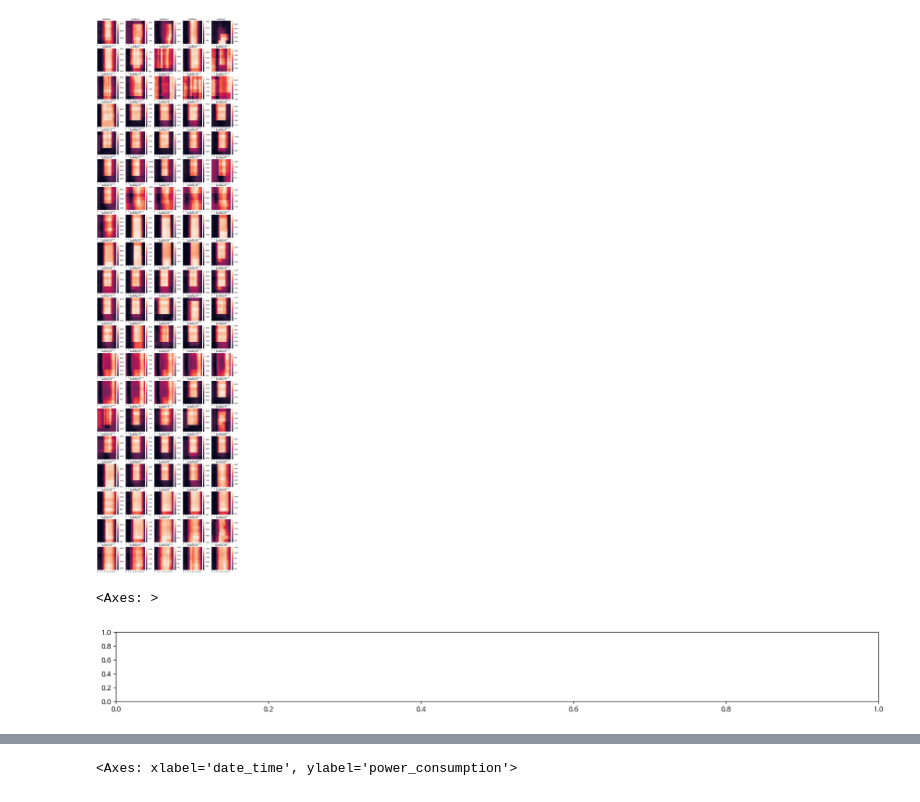
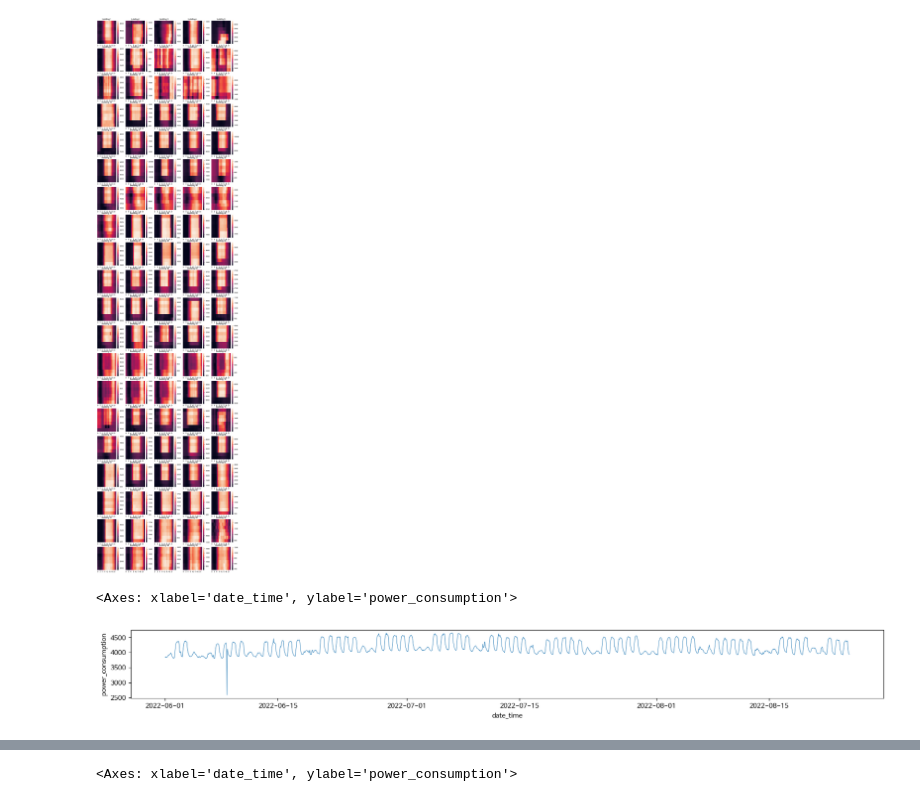
Before and after one commit to noweahc/energy, a Jupyter notebook: EDA.ipynb, the cells around one changed output, grey strips where cells are left out. Drawn from its saved outputs; the diff is of its cells as text; code cells hidden in the pictures.

```diff
--- a/EDA.ipynb
+++ b/EDA.ipynb
@@ -131,3 +132,13 @@ building.head()
+# %%
+# 문자열을 실수형으로 변환하고 "-"을 0으로 대체합니다.
+train["solar_power_capacity"] = train["solar_power_capacity"].apply(lambda x: float(x) if x != "-" else 0)
+train["ess_capacity"] = train["ess_capacity"].apply(lambda x: float(x) if x != "-" else 0)
+train["pcs_capacity"] = train["pcs_capacity"].apply(lambda x: float(x) if x != "-" else 0)
+
+# 문자열을 실수형으로 변환하고 "-"을 0으로 대체합니다.
+test["solar_power_capacity"] = test["solar_power_capacity"].apply(lambda x: float(x) if x != "-" else 0)
+test["ess_capacity"] = test["ess_capacity"].apply(lambda x: float(x) if x != "-" else 0)
+test["pcs_capacity"] = test["pcs_capacity"].apply(lambda x: float(x) if x != "-" else 0)
 # %%
 print(train.shape)
 print(test.shape)
@@ -231,3 +315,27 @@ train.loc[train.weekday < 5, 'holiday'] = 0
 
 test.loc[test.weekday >= 5, 'holiday'] = 1
 test.loc[test.weekday < 5, 'holiday'] = 0
+# %%
+#건물유형 숫자로 처리하는 라벨인코딩
+def make_label_map(dataframe):
+    label_maps = {}
+    for col in dataframe.columns:
+        if dataframe[col].dtype=='object':
+            label_map = {'unknown':0}
+            for i, key in enumerate(dataframe[col].unique()):
+                label_map[key] = i+1  #새로 등장하는 유니크 값들에 대해 1부터 1씩 증가시켜 키값을 부여해줍니다.
+            label_maps[col] = label_map
+    print(label_maps)
+    return label_maps
+
+
+def label_encoder(dataframe, label_map):
+    for col in dataframe.columns:
+        if dataframe[col].dtype=='object':
+            dataframe[col] = dataframe[col].map(label_map[col])
+            dataframe[col] = dataframe[col].fillna(label_map[col]['unknown']) #혹시 모를 결측값은 unknown의 값(0)으로 채워줍니다.
+    return dataframe
+# %%
+train_le = make_label_map(train[['building_type']])
+builtype_df = label_encoder(train[['building_type']], train_le)
+train['building_type'] = builtype_df[['building_type']]
@@ -233,0 +354,4 @@ test.loc[test.weekday < 5, 'holiday'] = 0
+# %%
+#파생변수 : 체감온도
+train['sensory_temp'] = 13.12 + 0.6215 * train['temperature'] - 11.37 * (train['windspeed'] ** 0.16) + 0.3965 * (train['windspeed'] ** 0.16) * train['temperature']
+train.head()
@@ -330,13 +472,11 @@ for num in eda_df['building_number'].unique():
 # %% [output]
 [figure]
 # %%
-#매주 수요일마다 나타나는 패턴인지 ? 이상치 맞는듯?
+#매주 수요일마다 나타나는 현상인지?
 buil_56 = eda_df[eda_df.building_number == 56]
-buil_56.reset_index()
-buil_56_sliced = buil_56.loc[500:1000]
 fig = plt.figure(figsize = (20, 4))
 plt.subplot(211)
-sns.lineplot(data = buil_56_sliced, x = 'date_time', y = 'power_consumption', linewidth = 0.6)
+sns.lineplot(data = buil_56, x = 'date_time', y = 'power_consumption', linewidth = 0.6)
 # %% [output]
-<Axes: >
+<Axes: xlabel='date_time', ylabel='power_consumption'>
-[figure, old version]
+[figure, new version]
```
Also changed, not shown: parts of 42 cells of this notebook.
